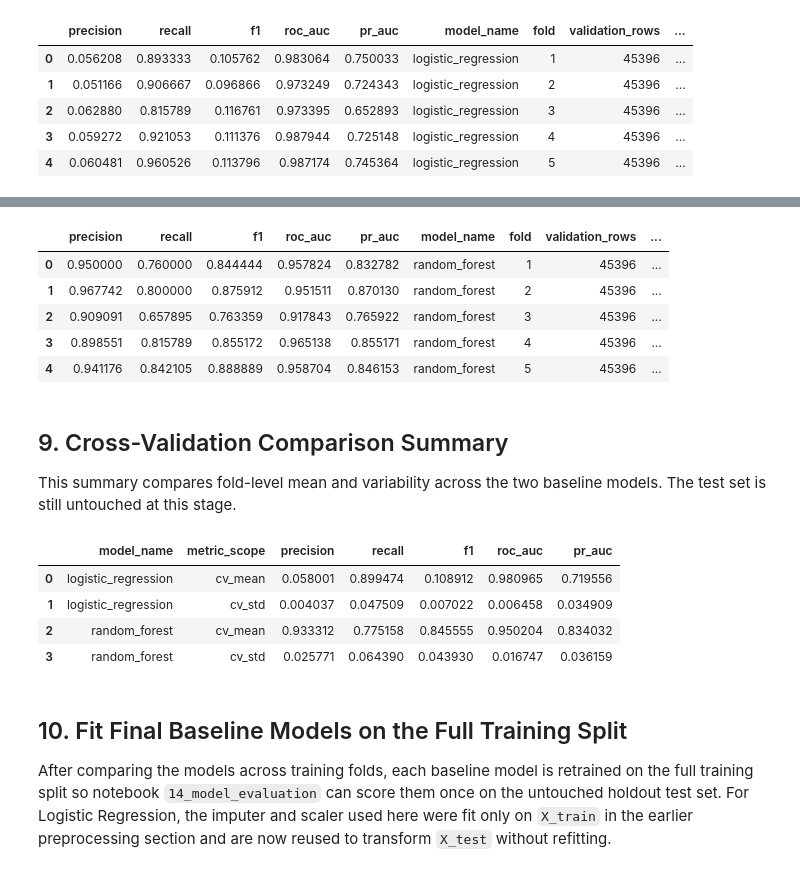
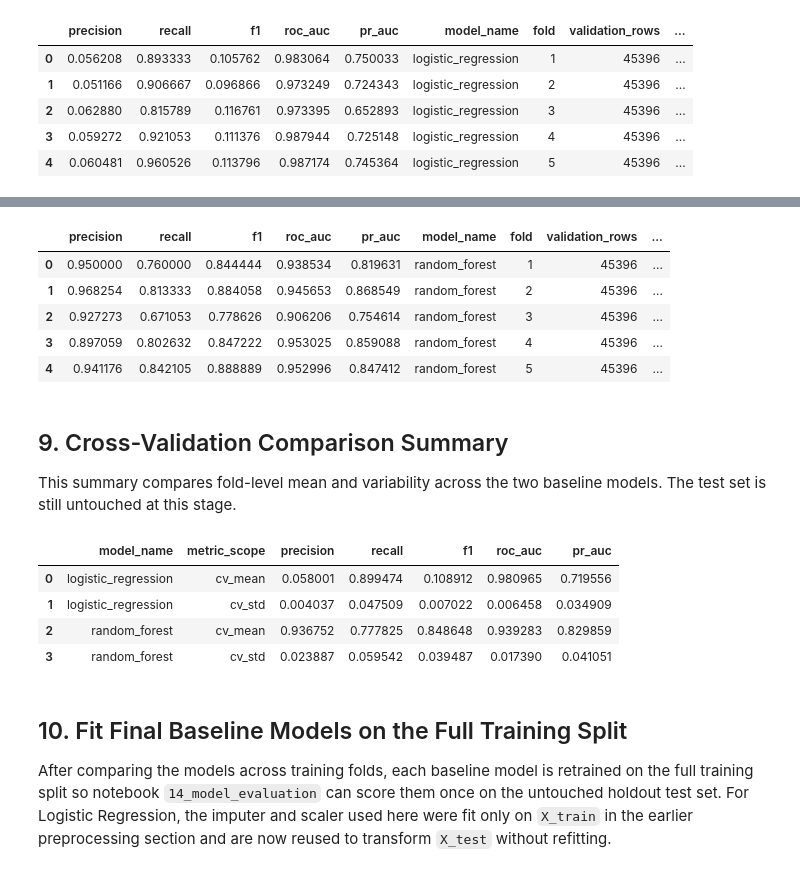
Before and after one commit to mmubashir95/Credit-Card-Fraud-Detection, a Jupyter notebook: notebooks/13_model_training.ipynb, the cells around one changed output, grey strips where cells are left out. Drawn from its saved outputs; the diff is of its cells as text; code cells hidden in the pictures.

```diff
--- a/notebooks/13_model_training.ipynb
+++ b/notebooks/13_model_training.ipynb
@@ -373,36 +379,36 @@ This is the nonlinear tree baseline. The configuration stays intentionally moder
 # %%
 random_forest_pipeline = Pipeline(
     steps=[
         ("preprocessor", rf_preprocessor),
         (
             "model",
             RandomForestClassifier(
-                n_estimators=300,
+                n_estimators=100,
                 class_weight="balanced",
                 random_state=RANDOM_STATE,
                 n_jobs=-1,
             ),
         ),
     ]
 )
 
 rf_fold_metrics, rf_oof_predictions, rf_cv_summary = run_training_cv(
     model_name="random_forest",
     pipeline=random_forest_pipeline,
     X_train=X_train,
     y_train=y_train,
     row_id_train=row_id_train,
     cv_strategy=cv_strategy,
 )
 
 rf_fold_metrics
 # %% [output]
 |  | precision | recall | f1 | roc_auc | pr_auc | model_name | fold | validation_rows | ... |
-| 0 | 0.950000 | 0.760000 | 0.844444 | 0.957824 | 0.832782 | random_forest | 1 | 45396 | ... |
-| 1 | 0.967742 | 0.800000 | 0.875912 | 0.951511 | 0.870130 | random_forest | 2 | 45396 | ... |
-| 2 | 0.909091 | 0.657895 | 0.763359 | 0.917843 | 0.765922 | random_forest | 3 | 45396 | ... |
-| 3 | 0.898551 | 0.815789 | 0.855172 | 0.965138 | 0.855171 | random_forest | 4 | 45396 | ... |
-| 4 | 0.941176 | 0.842105 | 0.888889 | 0.958704 | 0.846153 | random_forest | 5 | 45396 | ... |
+| 0 | 0.950000 | 0.760000 | 0.844444 | 0.938534 | 0.819631 | random_forest | 1 | 45396 | ... |
+| 1 | 0.968254 | 0.813333 | 0.884058 | 0.945653 | 0.868549 | random_forest | 2 | 45396 | ... |
+| 2 | 0.927273 | 0.671053 | 0.778626 | 0.906206 | 0.754614 | random_forest | 3 | 45396 | ... |
+| 3 | 0.897059 | 0.802632 | 0.847222 | 0.953025 | 0.859088 | random_forest | 4 | 45396 | ... |
+| 4 | 0.941176 | 0.842105 | 0.888889 | 0.952996 | 0.847412 | random_forest | 5 | 45396 | ... |
 # %% [markdown]
 ## 9. Cross-Validation Comparison Summary
 
@@ -421,8 +427,8 @@ cv_summary
 |  | model_name | metric_scope | precision | recall | f1 | roc_auc | pr_auc |
 | 0 | logistic_regression | cv_mean | 0.058001 | 0.899474 | 0.108912 | 0.980965 | 0.719556 |
 | 1 | logistic_regression | cv_std | 0.004037 | 0.047509 | 0.007022 | 0.006458 | 0.034909 |
-| 2 | random_forest | cv_mean | 0.933312 | 0.775158 | 0.845555 | 0.950204 | 0.834032 |
-| 3 | random_forest | cv_std | 0.025771 | 0.064390 | 0.043930 | 0.016747 | 0.036159 |
+| 2 | random_forest | cv_mean | 0.936752 | 0.777825 | 0.848648 | 0.939283 | 0.829859 |
+| 3 | random_forest | cv_std | 0.023887 | 0.059542 | 0.039487 | 0.017390 | 0.041051 |
 # %% [markdown]
 ## 10. Fit Final Baseline Models on the Full Training Split
 
```
Also changed, not shown: parts of 10 cells of this notebook, 9 other files.
